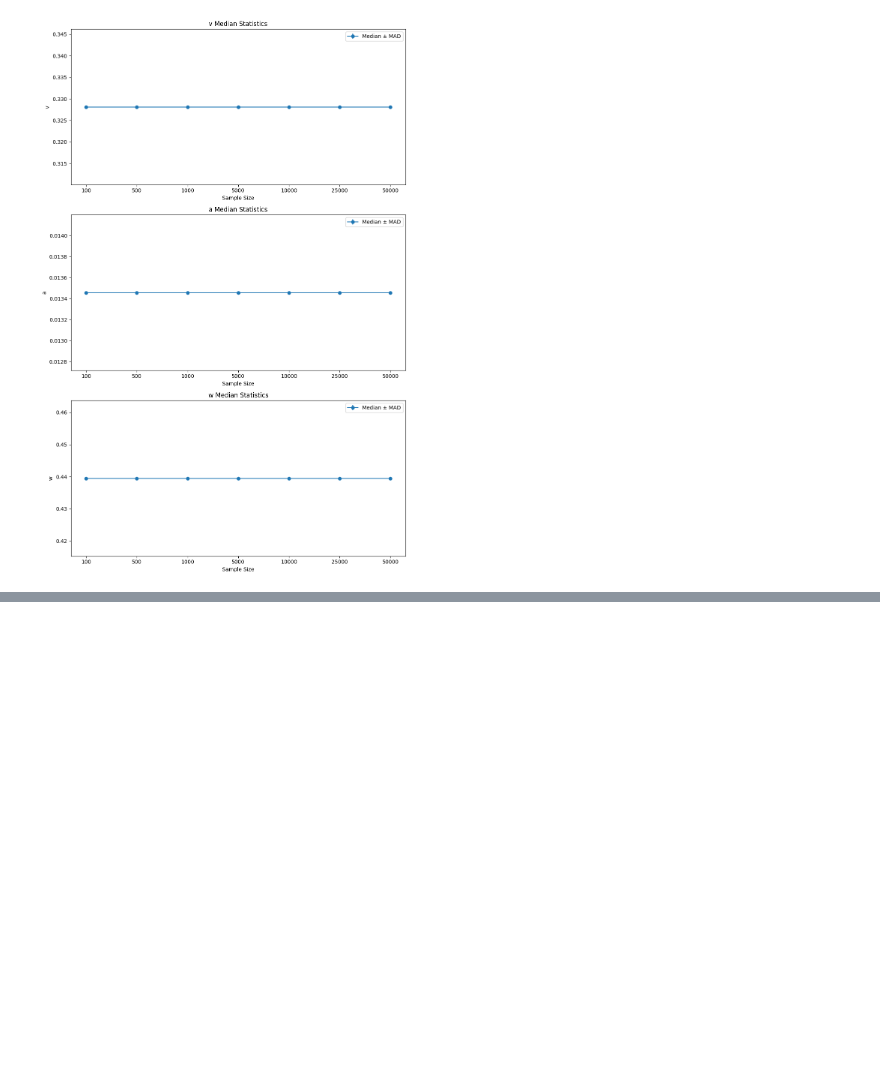
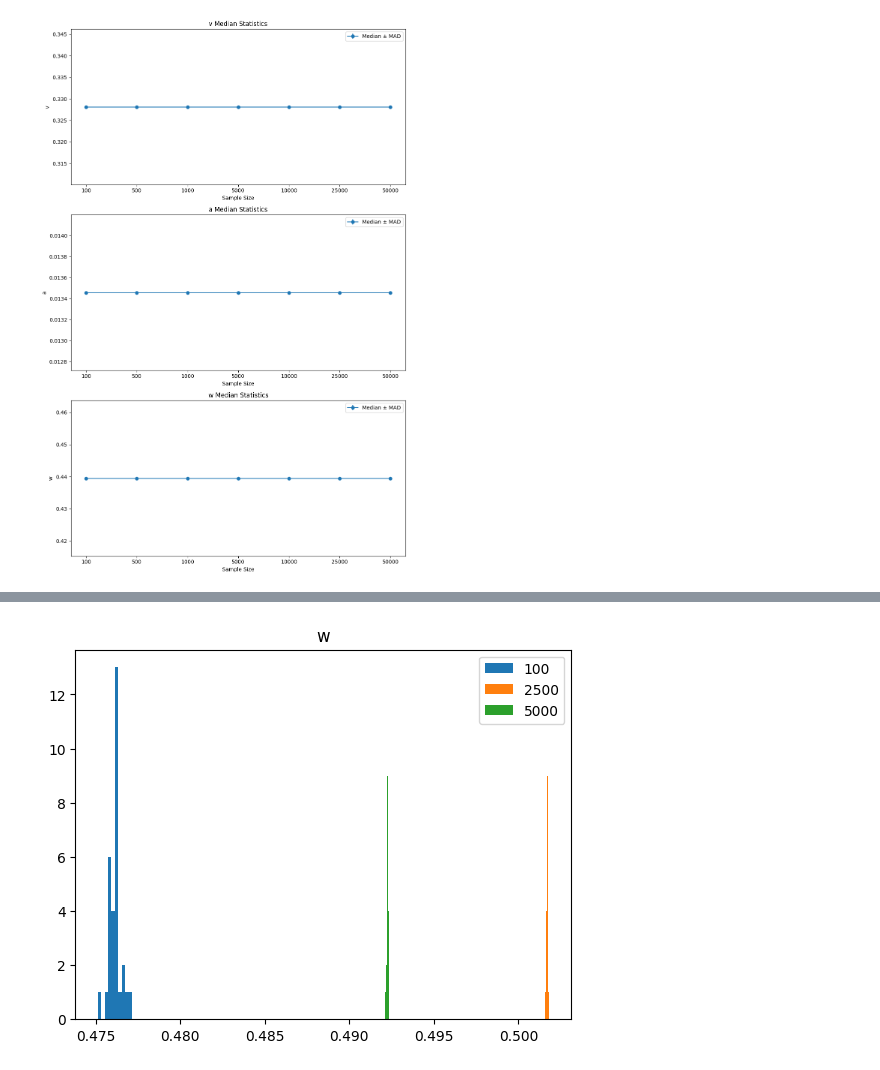
Before and after one commit to rakaar/ai_stats_notes, a Jupyter notebook: neural/ddm_ex22_v2.ipynb, the cells around one changed output, grey strips where cells are left out. Saved outputs shown, nothing was run; the diff lists cells and outputs as text; code cells hidden in the pictures; blank space fills up the shorter version.

```diff
--- a/neural/ddm_ex22_v2.ipynb
+++ b/neural/ddm_ex22_v2.ipynb
@@ -121,0 +147,5 @@ KeyboardInterrupt:
+# %%
+plt.hist(bads_sim_results[100][:,2]);plt.hist(bads_sim_results[2500][:,2]); plt.hist(bads_sim_results[5000][:,2]);
+plt.legend(['100','2500','5000']);plt.title('w');
+# %% [output]
+[figure, added]
```
Also changed, not shown: parts of 10 cells of this notebook, 2 other files.
